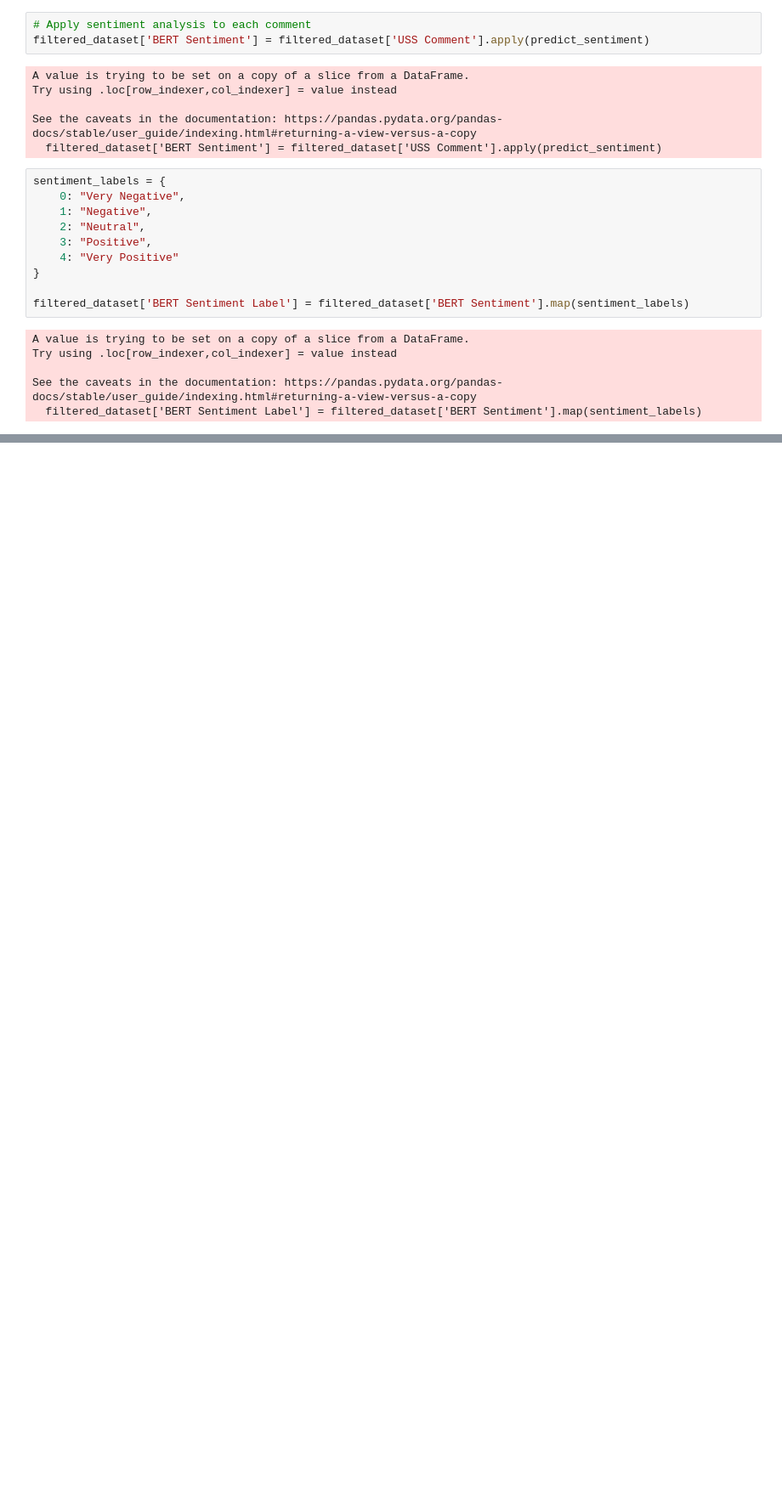
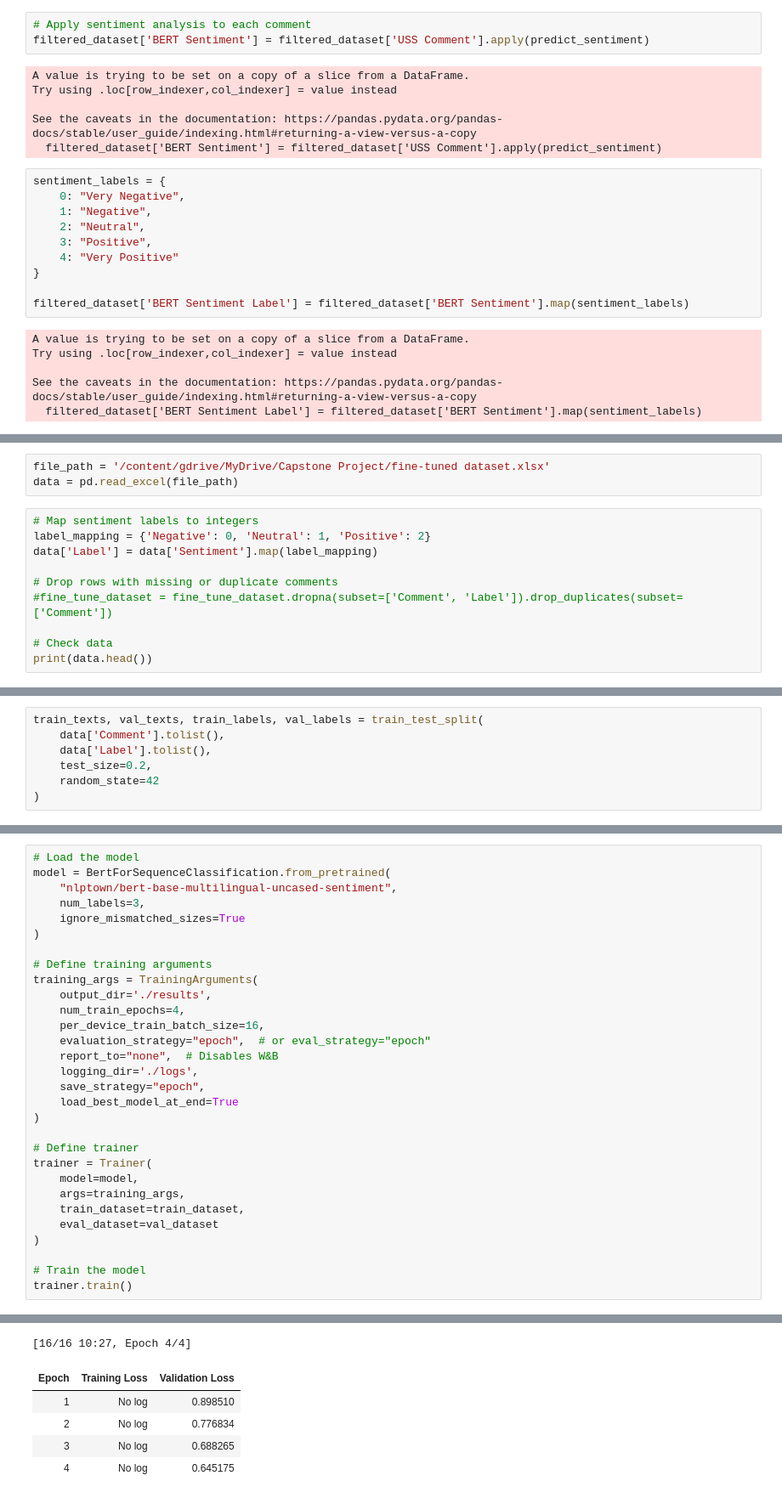
Before and after one commit to AzlinRusnan/Optimizing_CSAT_Through_Sentiment-Analysis_and_Predictive-Modeling, a Jupyter notebook: Optimizing_CSAT_Through_BERT_Sentiment_Analysis.ipynb, the cells around one changed output, grey strips where cells are left out. Shown at 85% size. Cells and saved outputs as stored; diff of their text form; blank space fills up the shorter version.

```diff
--- a/Optimizing_CSAT_Through_BERT_Sentiment_Analysis.ipynb
+++ b/Optimizing_CSAT_Through_BERT_Sentiment_Analysis.ipynb
@@ -288,0 +311,13 @@ files.download('output_with_bert_sentiment_extended_3.0.xlsx')
+# %%
+file_path = '/content/gdrive/MyDrive/Capstone Project/fine-tuned dataset.xlsx'
+data = pd.read_excel(file_path)
+# %%
+# Map sentiment labels to integers
+label_mapping = {'Negative': 0, 'Neutral': 1, 'Positive': 2}
+data['Label'] = data['Sentiment'].map(label_mapping)
+
+# Drop rows with missing or duplicate comments
+#fine_tune_dataset = fine_tune_dataset.dropna(subset=['Comment', 'Label']).drop_duplicates(subset=['Comment'])
+
+# Check data
+print(data.head())
@@ -288,0 +331,7 @@ files.download('output_with_bert_sentiment_extended_3.0.xlsx')
+# %%
+train_texts, val_texts, train_labels, val_labels = train_test_split(
+    data['Comment'].tolist(),
+    data['Label'].tolist(),
+    test_size=0.2,
+    random_state=42
+)
@@ -288,0 +372,31 @@ files.download('output_with_bert_sentiment_extended_3.0.xlsx')
+# %%
+# Load the model
+model = BertForSequenceClassification.from_pretrained(
+    "nlptown/bert-base-multilingual-uncased-sentiment",
+    num_labels=3,
+    ignore_mismatched_sizes=True
+)
+
+# Define training arguments
+training_args = TrainingArguments(
+    output_dir='./results',
+    num_train_epochs=4,
+    per_device_train_batch_size=16,
+    evaluation_strategy="epoch",  # or eval_strategy="epoch"
+    report_to="none",  # Disables W&B
+    logging_dir='./logs',
+    save_strategy="epoch",
+    load_best_model_at_end=True
+)
+
+# Define trainer
+trainer = Trainer(
+    model=model,
+    args=training_args,
+    train_dataset=train_dataset,
+    eval_dataset=val_dataset
+)
+
+# Train the model
+trainer.train()
+# %% [output]
@@ -288,0 +407,6 @@ files.download('output_with_bert_sentiment_extended_3.0.xlsx')
+[16/16 10:27, Epoch 4/4]
+| Epoch | Training Loss | Validation Loss |
+| 1 | No log | 0.898510 |
+| 2 | No log | 0.776834 |
+| 3 | No log | 0.688265 |
+| 4 | No log | 0.645175 |
```
Also changed, not shown: parts of 12 cells of this notebook.
